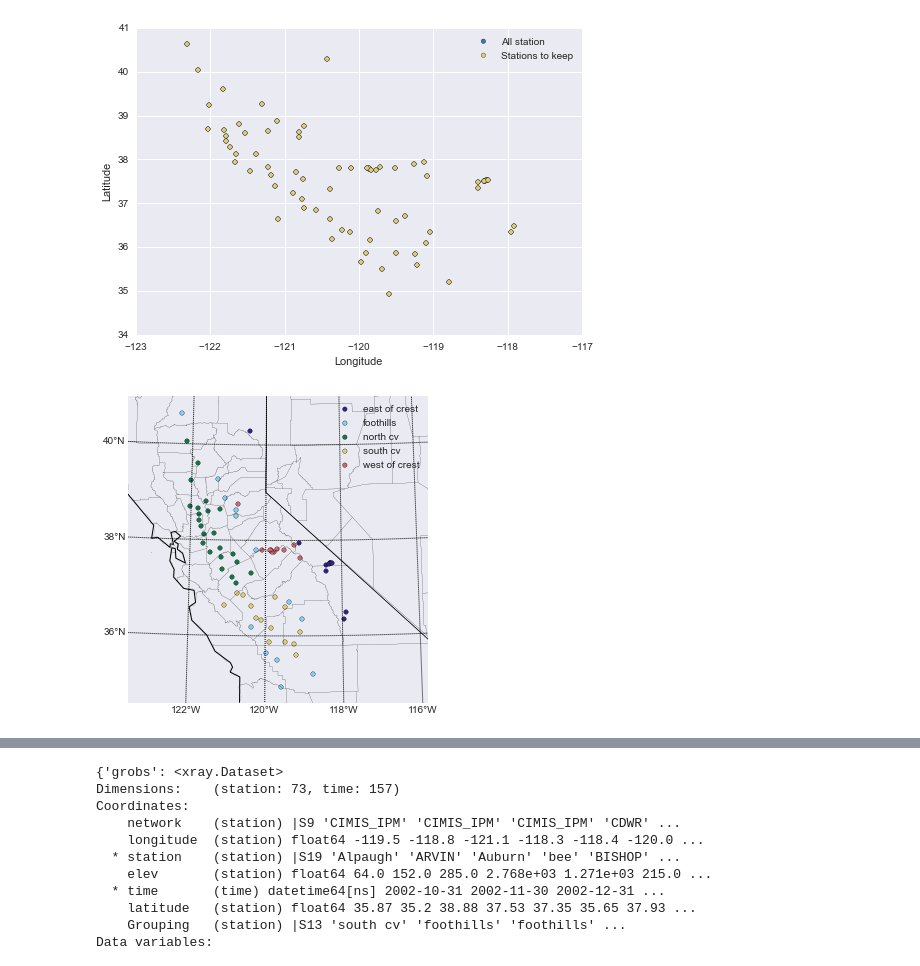
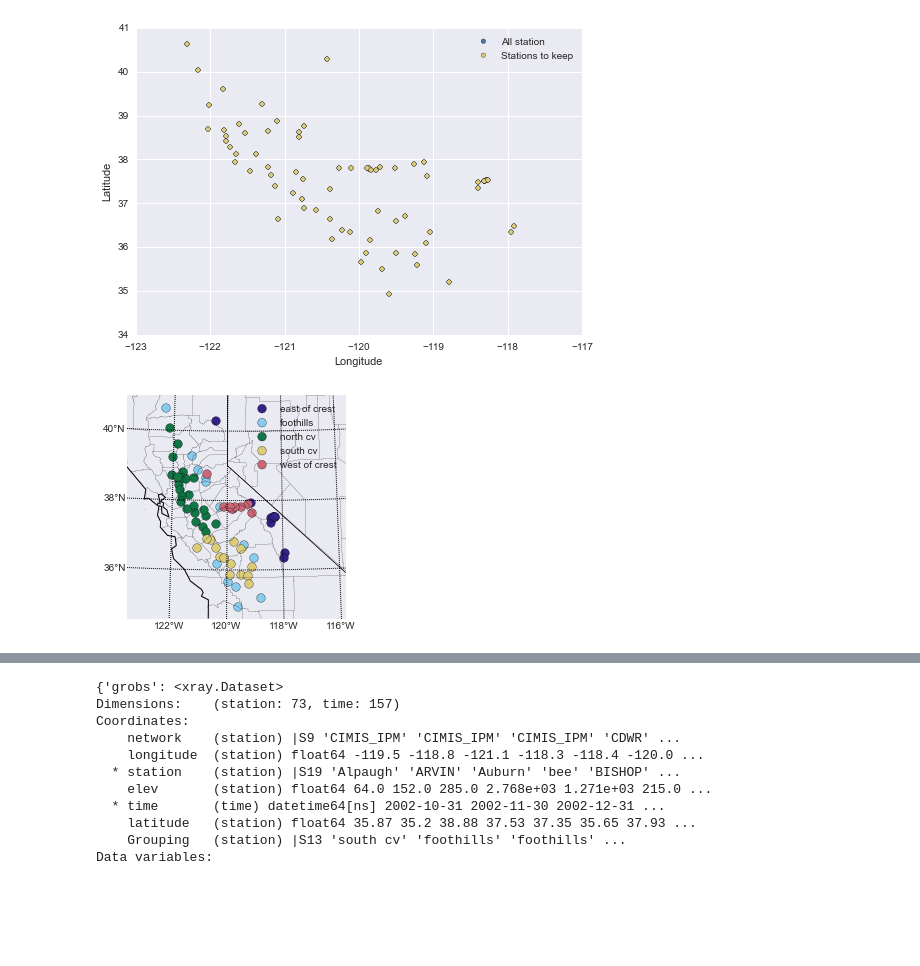
Before and after one commit to klapo/CalRad, a Jupyter notebook: CC.CA.StatisticsMaps.Master.ipynb, the cells around one changed output, grey strips where cells are left out. Cells and saved outputs as stored; diff of their text form; code cells hidden in the pictures; blank space fills up the shorter version.

```diff
--- a/CC.CA.StatisticsMaps.Master.ipynb
+++ b/CC.CA.StatisticsMaps.Master.ipynb
@@ -339,6 +339,8 @@ stdat = xray.Dataset(coords={'station': (['station'], stdat.index), \
 grobs_month = grobs_month.merge(stdat,join='inner')
 
 ## Plot station distribution
+f = plt.figure(figsize=(4, 4))
+
 # Directory for basemap pickle files
 dir_bmap = '/Users/karllapo/gdrive/SnowHydrology/proj/CloudClimatology/data/basemap'
 
@@ -346,35 +348,40 @@ dir_bmap = '/Users/karllapo/gdrive/SnowHydrology/proj/CloudClimatology/data/base
 lon_stat = grobs_month.lon.values
 lat_stat = grobs_month.lat.values
 
 bmp,bmd = build_basemap(lon_stat,lat_stat,dir_bmap,'CA.Domain.bmp.pickle')
 lat_labels = np.arange(34,42,2)
 lon_labels = np.arange(-116.,-124.,-2)
 
 # Colors
 colsche =   np.array([[51.,34.,138.],\
             [136.,204.,238.],\
             [17.,119.,71.],\
             [221.,204.,119.],\
             [204.,102.,119.]])
 colsche = np.divide(colsche,256.)
 
 for n,gr in enumerate(grobs_month.groupby('Grouping')):
-    bmp.scatter(-gr[1].lon.values,gr[1].lat.values,c=colsche[n,:],label=gr[0],latlon=True)
+    bmp.scatter(-gr[1].lon.values,gr[1].lat.values,c=colsche[n,:],s=75,label=gr[0],latlon=True)
 
 ## Format
 plt.legend()
 bmp.drawparallels(lat_labels,labels=[1,0,0,0])
 bmp.drawmeridians(lon_labels,labels=[0,0,0,1])
 
 # political boundaries.
 bmp.drawstates()
 bmp.drawcoastlines()
 bmp.drawcounties()
 
+# Print
+os.chdir(dir_print)
+fname = 'GrObs.Groups.png'
+f.savefig(fname)
+
 # Save to netcdf
 grobs_month.to_netcdf('CA.grobs.irrad.monthly.nc')
 # %% [output]
-[figure, old version]
+[figure, new version]
 # %%
 print(grobs_month)
 print(nldas)
```
Also changed, not shown: parts of 2 cells of this notebook, 1 other file.
